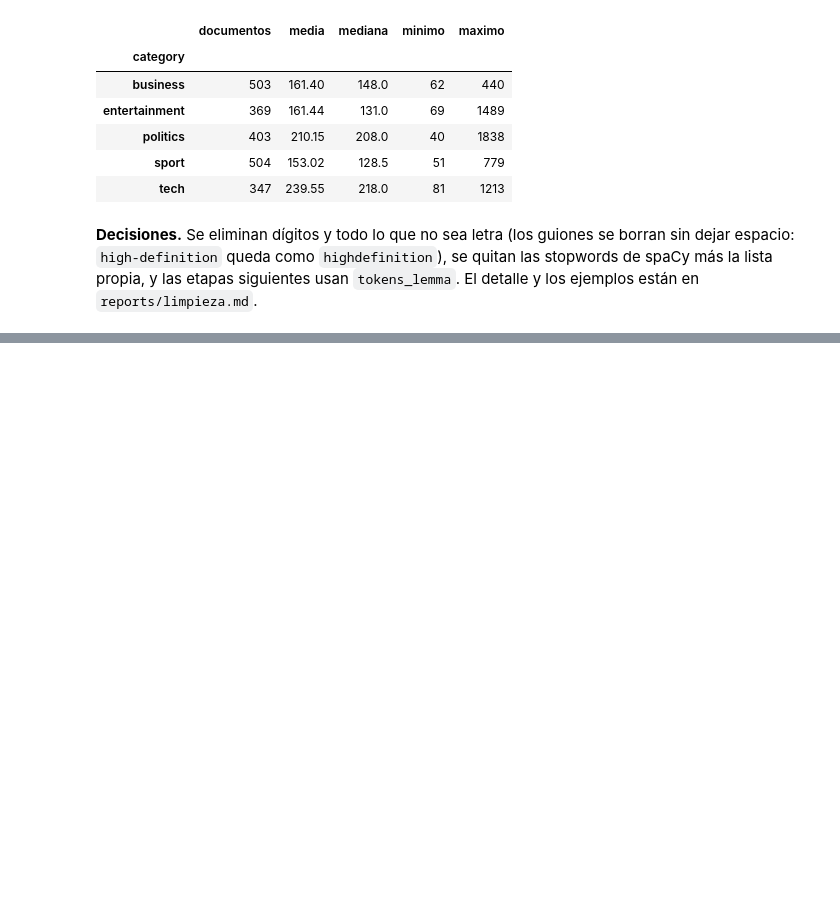
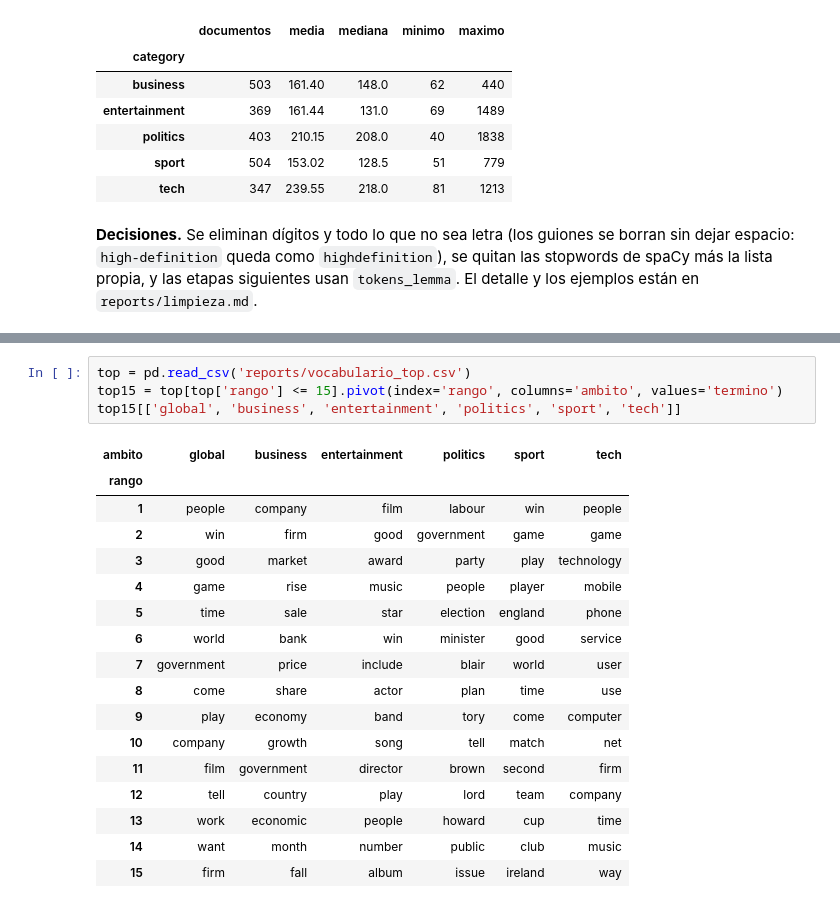
Before and after one commit to DiegoMoctezuma/Recuperaci-nInformaci-n, a Jupyter notebook: práctica.ipynb, the cells around one changed output, grey strips where cells are left out. Drawn from its saved outputs; the diff is of its cells as text; blank space fills up the shorter version.

```diff
--- a/práctica.ipynb
+++ b/práctica.ipynb
@@ -245,0 +265,22 @@ resumen
+# %%
+top = pd.read_csv('reports/vocabulario_top.csv')
+top15 = top[top['rango'] <= 15].pivot(index='rango', columns='ambito', values='termino')
+top15[['global', 'business', 'entertainment', 'politics', 'sport', 'tech']]
+# %% [output]
+| ambito | global | business | entertainment | politics | sport | tech |
+| rango |  |  |  |  |  |  |
+| 1 | people | company | film | labour | win | people |
+| 2 | win | firm | good | government | game | game |
+| 3 | good | market | award | party | play | technology |
+| 4 | game | rise | music | people | player | mobile |
+| 5 | time | sale | star | election | england | phone |
+| 6 | world | bank | win | minister | good | service |
+| 7 | government | price | include | blair | world | user |
+| 8 | come | share | actor | plan | time | use |
+| 9 | play | economy | band | tory | come | computer |
+| 10 | company | growth | song | tell | match | net |
+| 11 | film | government | director | brown | second | firm |
+| 12 | tell | country | play | lord | team | company |
+| 13 | work | economic | people | howard | cup | time |
+| 14 | want | month | number | public | club | music |
+| 15 | firm | fall | album | issue | ireland | way |
```
Also changed, not shown: parts of 10 cells of this notebook, 15 other files.
